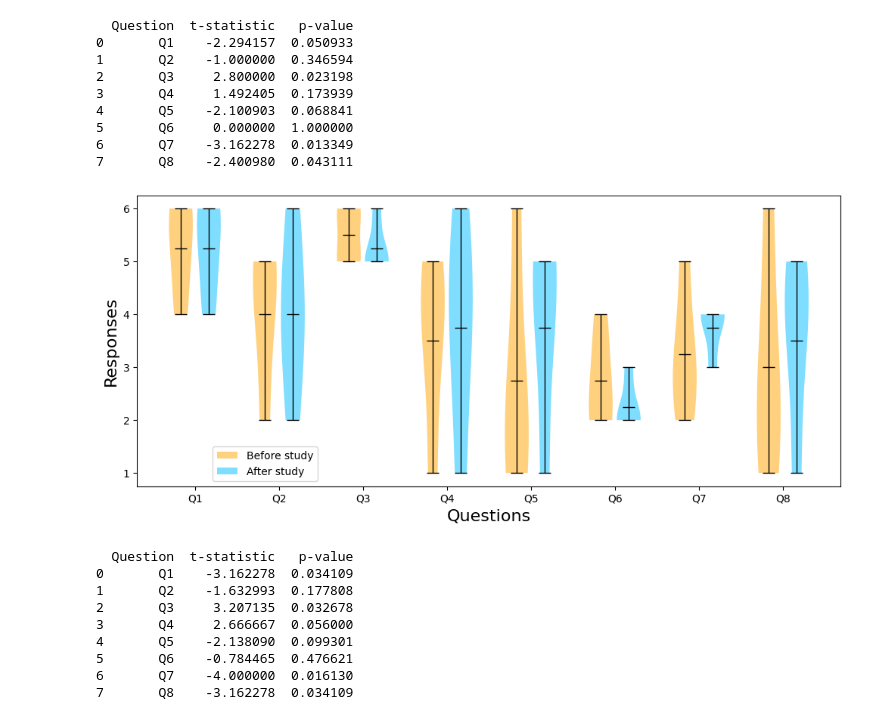
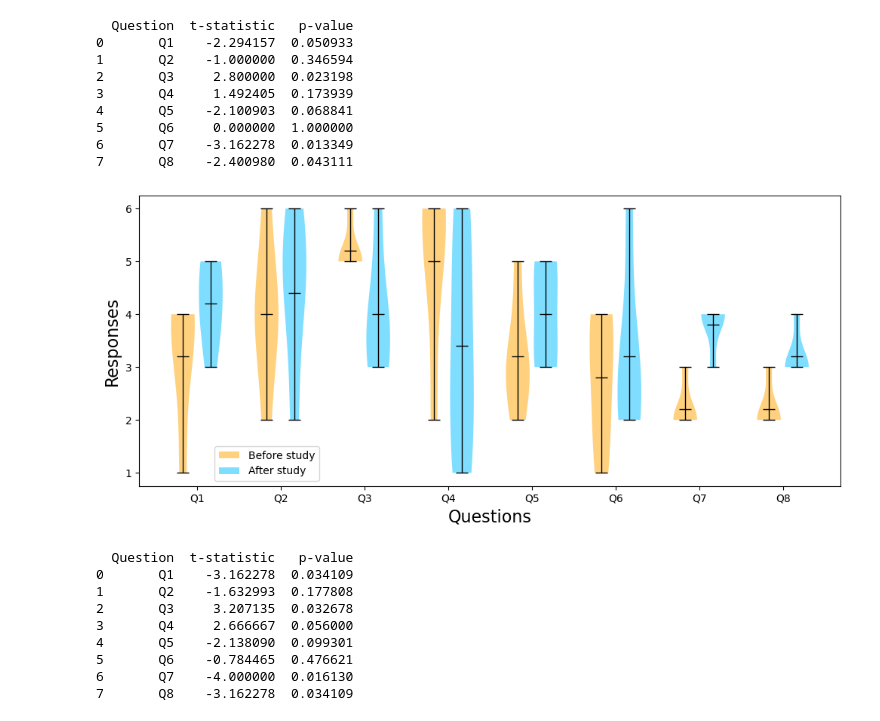
Before and after one commit to DavidMueller1/master-thesis-jupyter-plots, a Jupyter notebook: smartHome_general.ipynb, the cells around one changed output. Cells and saved outputs as stored; diff of their text form; code cells hidden in the pictures.

```diff
--- a/smartHome_general.ipynb
+++ b/smartHome_general.ipynb
@@ -127,8 +127,8 @@ import pandas as pd
 
 # Constants
 SPACE_BETWEEN_GROUPS = 1
-INCLUDE_PASSENGER = False
-INCLUDE_PILOT = True
+INCLUDE_PASSENGER = True
+INCLUDE_PILOT = False
 
 # Setup logging
 logging.basicConfig(level=logging.INFO)
@@ -164,34 +164,34 @@ tick_labels = [f'Q{i+1}' for i in range(len(data_before))]
 
 # Create a violin plot
 plt.figure(figsize=(12, 5))
 violins = plt.violinplot(data_combined, positions=violin_positions, widths=0.85, showmeans=True)
 
 colors = ['orange', 'deepskyblue']
 for i, pc in enumerate(violins['bodies']):
     pc.set_facecolor(colors[i % 2])
     pc.set_alpha(0.5)
 
 # Customize the color of the lines
 for partname in ('cmedians', 'cmeans', 'cmins', 'cmaxes', 'cbars'):
     vp = violins.get(partname)
     if vp:
         vp.set_edgecolor('black')
         vp.set_linewidth(1)
 
 plt.xticks(label_positions, tick_labels)
 
 plt.xlabel('Questions', fontsize=16)
 plt.ylabel('Responses', fontsize=16)
 
 # Add legend for the colors
 plt.legend(['Before study', 'After study'], loc='lower left', bbox_to_anchor=(0.1, 0))
 
 # Save as PDF
 plt.savefig(f"output/general_questions_{'PASSENGER' if INCLUDE_PASSENGER else ''}{'_PILOT' if INCLUDE_PILOT else ''}.pdf", format='pdf')
 
 plt.show()
 # %% [output]
-[figure, old version]
+[figure, new version]
 # %%
 from scipy.stats import ttest_rel
 import pandas as pd
```
Also changed, not shown: 1 other file.
